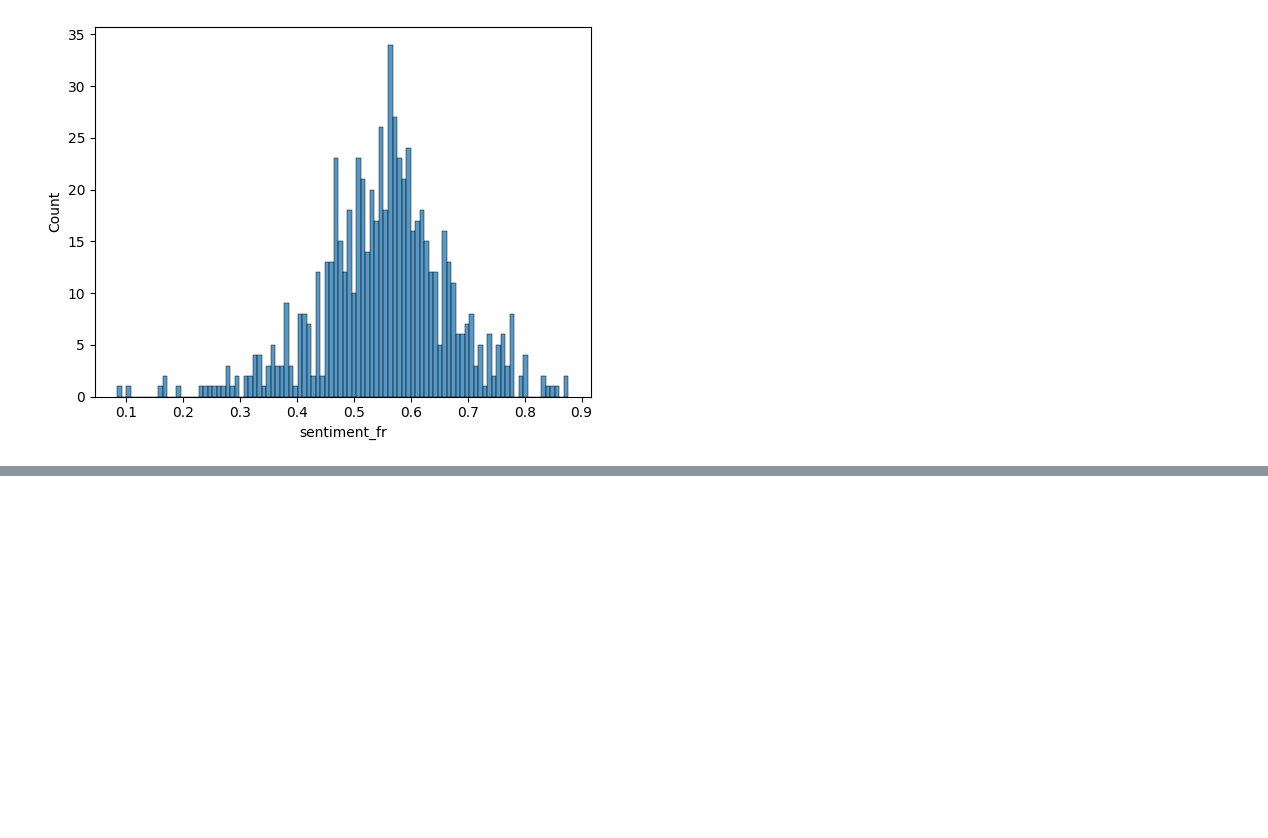
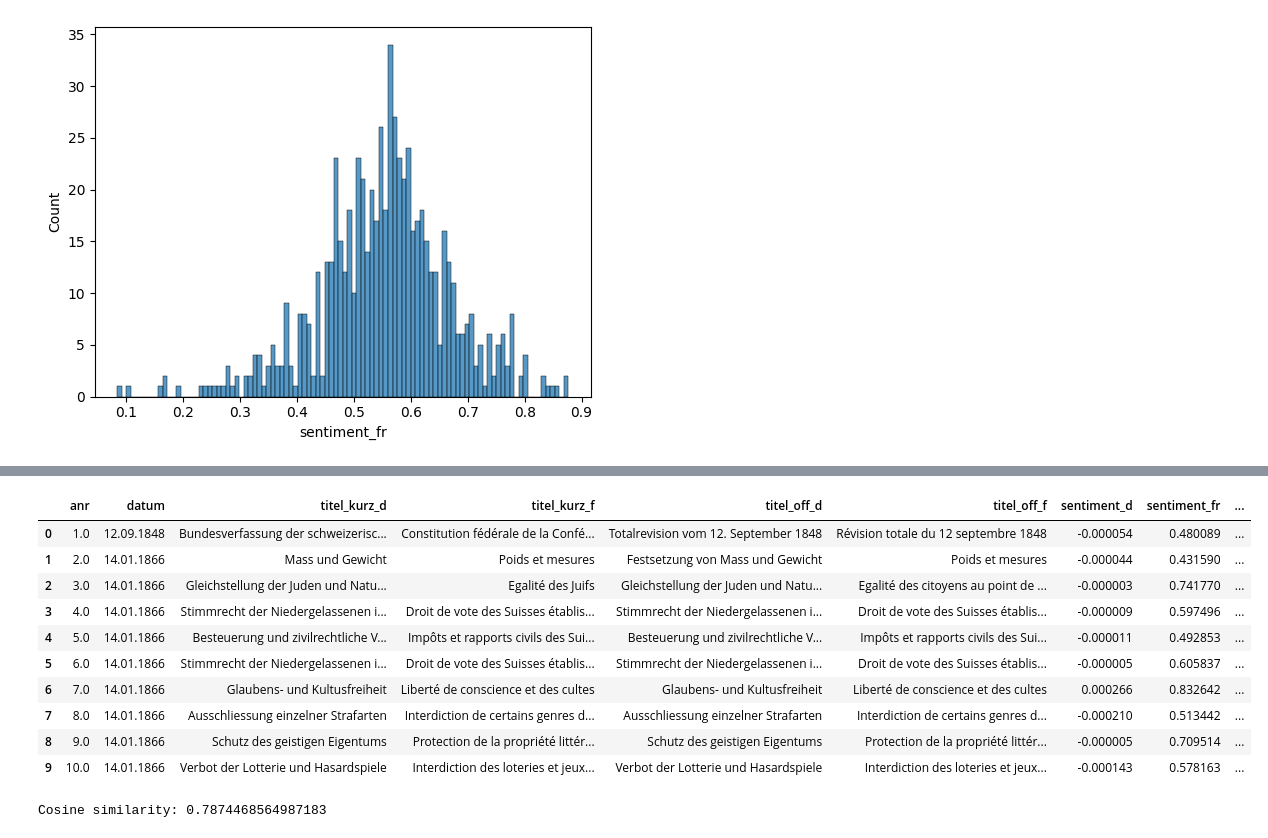
Before and after one commit to emilfunke/SwissVotingAnalysis, a Jupyter notebook: text_testing.ipynb, the cells around one changed output, grey strips where cells are left out. Cells and saved outputs as stored; diff of their text form; code cells hidden in the pictures; blank space fills up the shorter version.

Commit message:
text sentiment different methods

```diff
--- a/text_testing.ipynb
+++ b/text_testing.ipynb
@@ -158,0 +108,25 @@ Approximate size to download 599 MB
+# %%
+from transformers import pipeline
+
+# Create a sentiment analysis pipeline
+sentiment_classifier = pipeline("sentiment-analysis", model="bert-base-multilingual-uncased")
+
+# Define a list of texts in different languages
+texts = [
+    "I hate this movie",
+    "Je déteste ce livre",
+    "Me encanta este restaurante",
+    "Ich hasse diesen Film",
+    "Amo questo libro"
+]
+
+# Analyze sentiment for each text
+for text in texts:
+    result = sentiment_classifier(text)
+    print(result)
+    sentiment = result[0]['label']
+    score = result[0]['score']
+    #print(f"Text: {text}")
+    #print(f"Score: {score}")
+    ##print(f"Sentiment: {sentiment}")
+    #print("\n")
@@ -158,0 +156,2 @@ Approximate size to download 599 MB
+# %%
+sentiment = pipeline(task="sentiment-analysis")
@@ -158,0 +161,7 @@ Approximate size to download 599 MB
+# %%
+def get_bert_label(text):
+    return sentiment(text)[0]['label']
+def get_bert_score(text):
+    return sentiment(text)[0]['score']
+def get_bert(text):
+    return sentiment(text)[0]
@@ -158,0 +172,5 @@ Approximate size to download 599 MB
+# %%
+text_data['sentiment_d_bert_label'] = text_data['titel_off_d'].progress_apply(get_bert_label)
+text_data['sentiment_fr_bert_label'] = text_data['titel_off_f'].progress_apply(get_bert_label)
+text_data['sentiment_d_bert_score'] = text_data['titel_off_d'].progress_apply(get_bert_score)
+text_data['sentiment_fr_bert_score'] = text_data['titel_off_f'].progress_apply(get_bert_score)
@@ -158,0 +198,36 @@ Approximate size to download 599 MB
+# %%
+text_data.head(10)
+# %% [output]
+|  | anr | datum | titel_kurz_d | titel_kurz_f | titel_off_d | titel_off_f | sentiment_d | sentiment_fr | ... |
+| 0 | 1.0 | 12.09.1848 | Bundesverfassung der schweizerisc... | Constitution fédérale de la Confé... | Totalrevision vom 12. September 1848 | Révision totale du 12 septembre 1848 | -0.000054 | 0.480089 | ... |
+| 1 | 2.0 | 14.01.1866 | Mass und Gewicht | Poids et mesures | Festsetzung von Mass und Gewicht | Poids et mesures | -0.000044 | 0.431590 | ... |
+| 2 | 3.0 | 14.01.1866 | Gleichstellung der Juden und Natu... | Egalité des Juifs | Gleichstellung der Juden und Natu... | Egalité des citoyens au point de ... | -0.000003 | 0.741770 | ... |
+| 3 | 4.0 | 14.01.1866 | Stimmrecht der Niedergelassenen i... | Droit de vote des Suisses établis... | Stimmrecht der Niedergelassenen i... | Droit de vote des Suisses établis... | -0.000009 | 0.597496 | ... |
+| 4 | 5.0 | 14.01.1866 | Besteuerung und zivilrechtliche V... | Impôts et rapports civils des Sui... | Besteuerung und zivilrechtliche V... | Impôts et rapports civils des Sui... | -0.000011 | 0.492853 | ... |
+| 5 | 6.0 | 14.01.1866 | Stimmrecht der Niedergelassenen i... | Droit de vote des Suisses établis... | Stimmrecht der Niedergelassenen i... | Droit de vote des Suisses établis... | -0.000005 | 0.605837 | ... |
+| 6 | 7.0 | 14.01.1866 | Glaubens- und Kultusfreiheit | Liberté de conscience et des cultes | Glaubens- und Kultusfreiheit | Liberté de conscience et des cultes | 0.000266 | 0.832642 | ... |
+| 7 | 8.0 | 14.01.1866 | Ausschliessung einzelner Strafarten | Interdiction de certains genres d... | Ausschliessung einzelner Strafarten | Interdiction de certains genres d... | -0.000210 | 0.513442 | ... |
+| 8 | 9.0 | 14.01.1866 | Schutz des geistigen Eigentums | Protection de la propriété littér... | Schutz des geistigen Eigentums | Protection de la propriété littér... | -0.000005 | 0.709514 | ... |
+| 9 | 10.0 | 14.01.1866 | Verbot der Lotterie und Hasardspiele | Interdiction des loteries et jeux... | Verbot der Lotterie und Hasardspiele | Interdiction des loteries et jeux... | -0.000143 | 0.578163 | ... |
+# %%
+from sentence_transformers import SentenceTransformer
+from sklearn.metrics.pairwise import cosine_similarity
+
+# Load pre-trained models for German and French
+model_de = SentenceTransformer('distiluse-base-multilingual-cased')
+model_fr = SentenceTransformer('distiluse-base-multilingual-cased')
+
+# Define German and French sentences
+german_sentence = "Das ist ein deutscher Satz."
+french_sentence = "C'est une phrase en français."
+
+# Compute embeddings
+german_embedding = model_de.encode([german_sentence])
+french_embedding = model_fr.encode([french_sentence])
+
+# Compute cosine similarity
+similarity = cosine_similarity(german_embedding, french_embedding)[0][0]
+
+print(f"Cosine similarity: {similarity}")
+# %% [output]
+Cosine similarity: 0.7874468564987183
```
Also changed, not shown: parts of 13 cells of this notebook, 1 other file.
